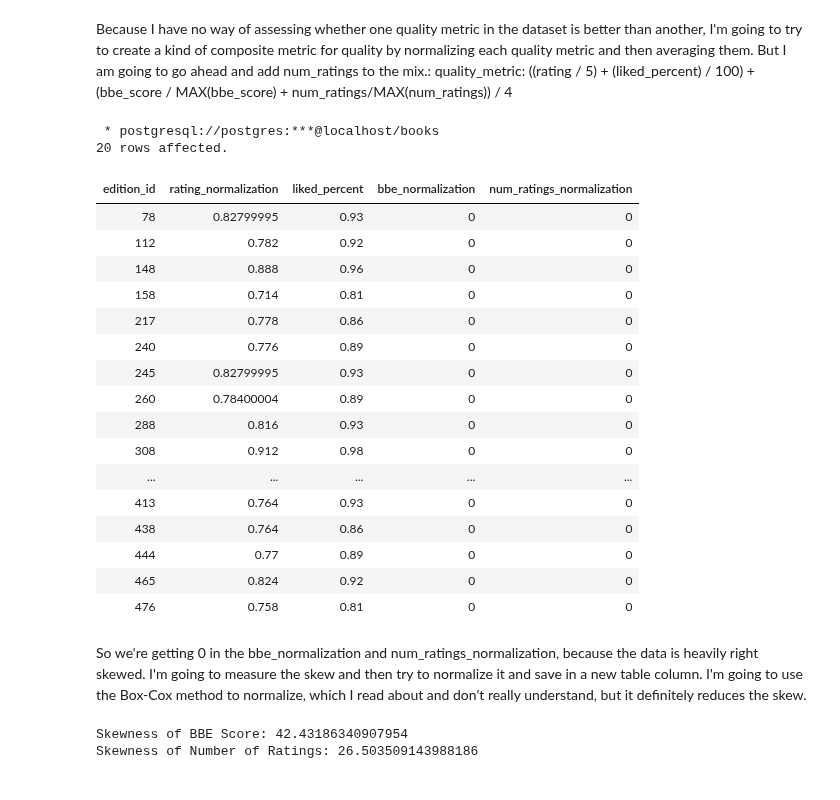
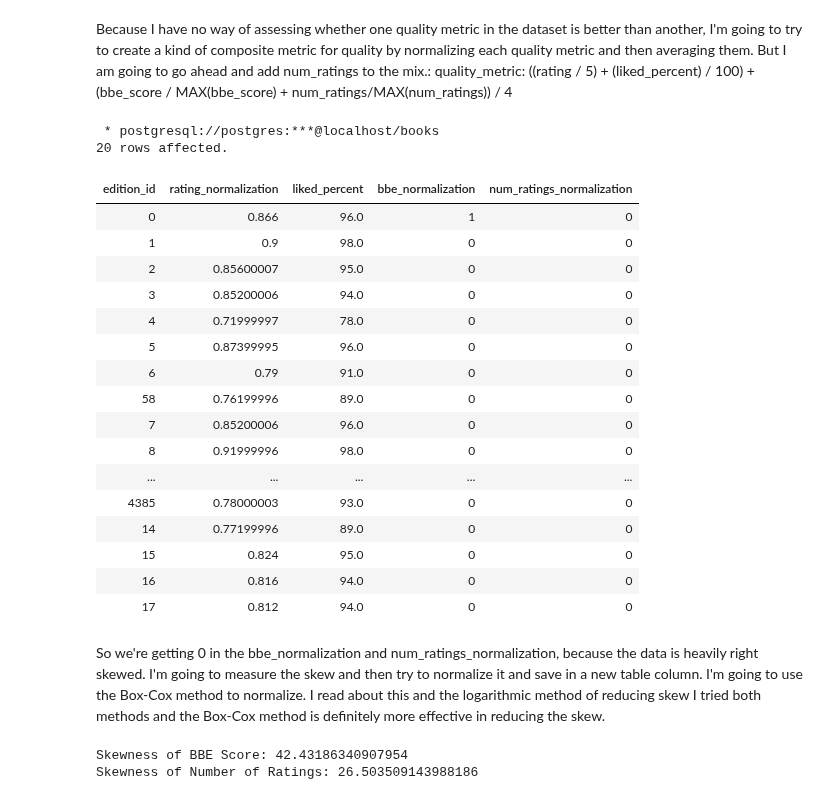
Before and after one commit to codeslp/books_db, a Jupyter notebook: src/analysis.ipynb, the cells around one changed output. Saved outputs shown, nothing was run; the diff lists cells and outputs as text; code cells hidden in the pictures.

```diff
--- a/src/analysis.ipynb
+++ b/src/analysis.ipynb
@@ -308,34 +131,34 @@ quality_metric: ((rating / 5) + (liked_percent) / 100) + (bbe_score / MAX(bbe_sc
 # %%
 %%sql
 SELECT edition_id,
     rating / MAX(rating) OVER () AS rating_normalization,
-    (liked_percent / 100) AS liked_percent,
+    liked_percent,
     bbe_score / MAX(bbe_score) OVER () AS bbe_normalization,
     (num_ratings / MAX(num_ratings) OVER ()) AS num_ratings_normalization
 FROM edition
 LIMIT 20;
 # %% [output]
  * postgresql://postgres:***@localhost/books
 20 rows affected.
 | edition_id | rating_normalization | liked_percent | bbe_normalization | num_ratings_normalization |
-| 78 | 0.82799995 | 0.93 | 0 | 0 |
-| 112 | 0.782 | 0.92 | 0 | 0 |
-| 148 | 0.888 | 0.96 | 0 | 0 |
-| 158 | 0.714 | 0.81 | 0 | 0 |
-| 217 | 0.778 | 0.86 | 0 | 0 |
-| 240 | 0.776 | 0.89 | 0 | 0 |
-| 245 | 0.82799995 | 0.93 | 0 | 0 |
-| 260 | 0.78400004 | 0.89 | 0 | 0 |
-| 288 | 0.816 | 0.93 | 0 | 0 |
-| 308 | 0.912 | 0.98 | 0 | 0 |
+| 0 | 0.866 | 96.0 | 1 | 0 |
+| 1 | 0.9 | 98.0 | 0 | 0 |
+| 2 | 0.85600007 | 95.0 | 0 | 0 |
+| 3 | 0.85200006 | 94.0 | 0 | 0 |
+| 4 | 0.71999997 | 78.0 | 0 | 0 |
+| 5 | 0.87399995 | 96.0 | 0 | 0 |
+| 6 | 0.79 | 91.0 | 0 | 0 |
+| 58 | 0.76199996 | 89.0 | 0 | 0 |
+| 7 | 0.85200006 | 96.0 | 0 | 0 |
+| 8 | 0.91999996 | 98.0 | 0 | 0 |
 | ... | ... | ... | ... | ... |
-| 413 | 0.764 | 0.93 | 0 | 0 |
-| 438 | 0.764 | 0.86 | 0 | 0 |
-| 444 | 0.77 | 0.89 | 0 | 0 |
-| 465 | 0.824 | 0.92 | 0 | 0 |
-| 476 | 0.758 | 0.81 | 0 | 0 |
+| 4385 | 0.78000003 | 93.0 | 0 | 0 |
+| 14 | 0.77199996 | 89.0 | 0 | 0 |
+| 15 | 0.824 | 95.0 | 0 | 0 |
+| 16 | 0.816 | 94.0 | 0 | 0 |
+| 17 | 0.812 | 94.0 | 0 | 0 |
 # %% [markdown]
-So we're getting 0 in the bbe_normalization and num_ratings_normalization, because the data is heavily right skewed. I'm going to measure the skew and then try to normalize it and save in a new table column. I'm going to use the Box-Cox method to normalize, which I read about and don't really understand, but it definitely reduces the skew.
+So we're getting 0 in the bbe_normalization and num_ratings_normalization, because the data is heavily right skewed. I'm going to measure the skew and then try to normalize it and save in a new table column. I'm going to use the Box-Cox method to normalize. I read about this and the logarithmic method of reducing skew  I tried both methods and the Box-Cox method is definitely more effective in reducing the skew.
 # %%
 edition_df = pd.read_parquet('/Users/bfaris96/Desktop/turing-proj/books_db/data/edition_df.parquet')
 # %%
```
Also changed, not shown: parts of 40 cells of this notebook, 2 other files.
